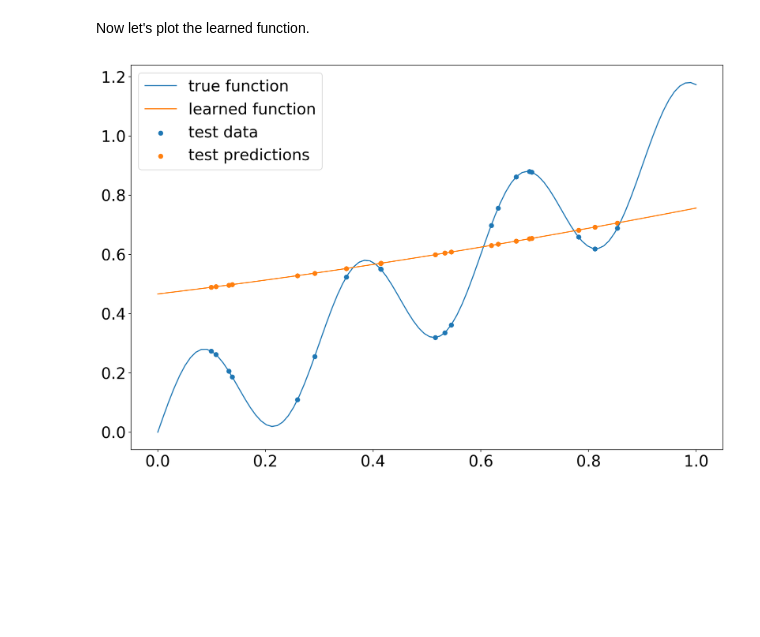
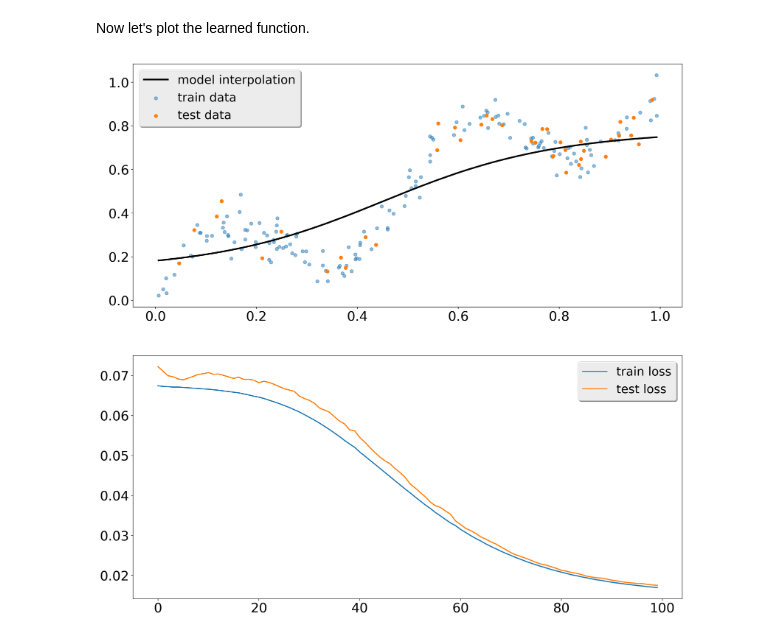
Before and after one commit to mattlukac/double-descent, a Jupyter notebook: matt_double_descent.ipynb, the cells around one changed output. Saved outputs shown, nothing was run; the diff lists cells and outputs as text; code cells hidden in the pictures; blank space fills up the shorter version.

```diff
--- a/matt_double_descent.ipynb
+++ b/matt_double_descent.ipynb
@@ -109,4 +46,4 @@ def train_and_plot(hidden_units, epochs):
-# %%
-train_and_plot(1e1, 100)
-# %% [output]
-[figure, removed]
+# %%
+dd.plot_model_and_loss(1, 100)
+# %% [output]
+[figure, added]
```
Also changed, not shown: parts of 14 cells of this notebook, 2 other files.
